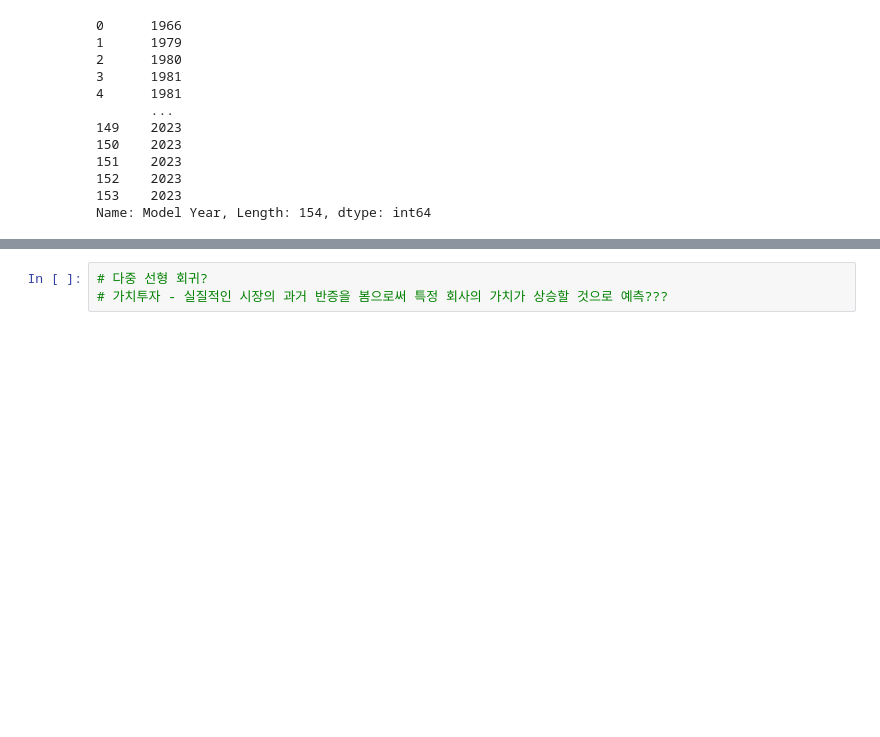
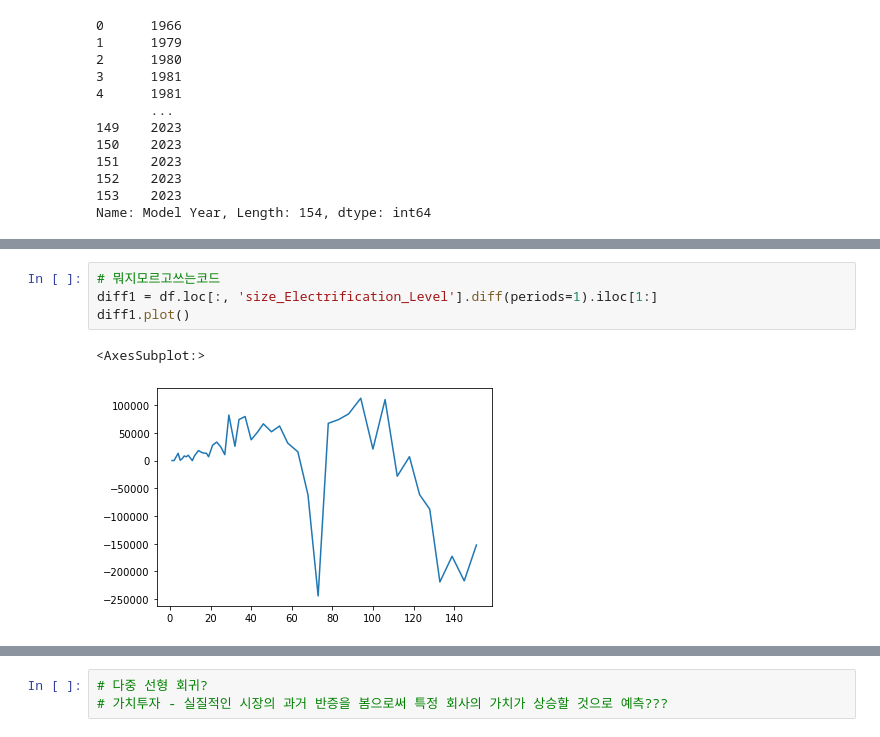
Before and after one commit to IscYeon/electricVehecleProject, a Jupyter notebook: Project.ipynb, the cells around one changed output, grey strips where cells are left out. Saved outputs shown, nothing was run; the diff lists cells and outputs as text; blank space fills up the shorter version.

```diff
--- a/Project.ipynb
+++ b/Project.ipynb
@@ -190,0 +238,7 @@ Name: Model Year, Length: 154, dtype: int64
+# %%
+# 뭐지모르고쓰는코드
+diff1 = df.loc[:, 'size_Electrification_Level'].diff(periods=1).iloc[1:]
+diff1.plot()
+# %% [output]
+<AxesSubplot:>
+[figure, added]
```
Also changed, not shown: parts of 19 cells of this notebook.
